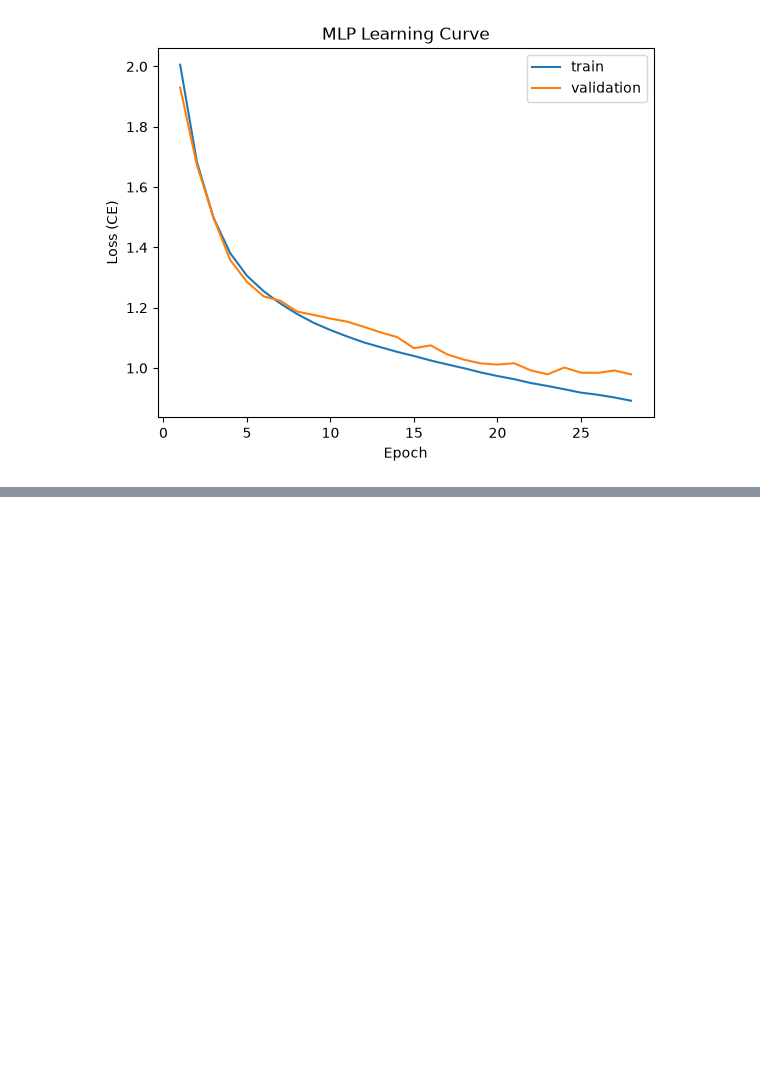
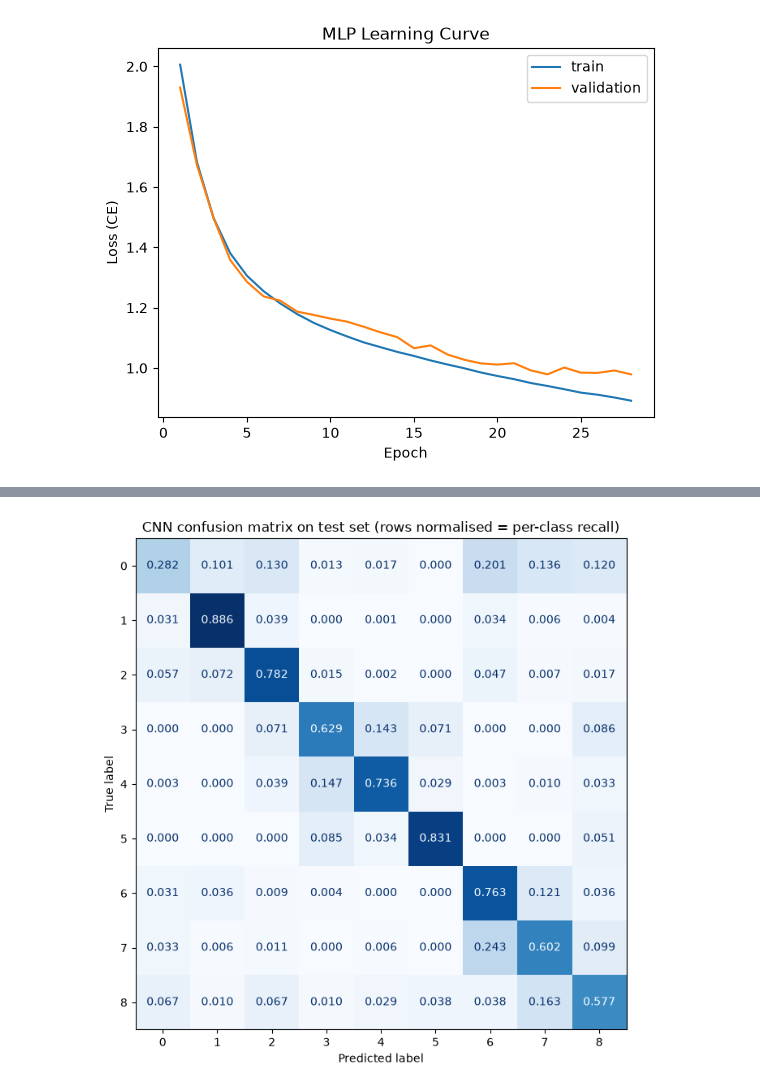
Before and after one commit to AyoubGutin/galaxy_classification, a Jupyter notebook: main.ipynb, the cells around one changed output, grey strips where cells are left out. Cells and saved outputs as stored; diff of their text form; code cells hidden in the pictures; blank space fills up the shorter version.

```diff
--- a/main.ipynb
+++ b/main.ipynb
@@ -289,7 +350,9 @@ The validation set is used to see how well the model does, with an unseen set of
 
 The validation set, after tuning, is inherently biased as choices were used to maximise it, so a testing set is witheld to only be used once to get an unbiased estimate of performance on unseen data.
 # %%
-idx = np.arange(len(y)) # move to config,should pass count.
+n_labels = len(y)
+idx = np.arange(n_labels)
+
 
 idx_rest, idx_test = sk.model_selection.train_test_split(
     idx, test_size=0.20, stratify=y, random_state=42)
@@ -298,9 +361,9 @@ idx_train, idx_val = sk.model_selection.train_test_split(
     idx_rest, test_size=0.125, stratify=y[idx_rest], random_state=42
 )
 
-print(f'Training Proportion: {(round(len(idx_train) / len(idx) * 100))}%')
-print(f'Test Proportion: {(round(len(idx_test) / len(idx) * 100))}%')
-print(f'Validation Proportion: {(round(len(idx_val) / len(idx) * 100))}%')
+print(f'Training Proportion: {(round(len(idx_train) / n_labels * 100))}%')
+print(f'Test Proportion: {(round(len(idx_test) / n_labels * 100))}%')
+print(f'Validation Proportion: {(round(len(idx_val) / n_labels * 100))}%')
 # %% [output]
 Training Proportion: 70%
 Test Proportion: 20%
@@ -678,0 +821,11 @@ https://ui.adsabs.harvard.edu/abs/2013MNRAS.435.2835W/abstract
+# %%
+test_results = {}
+rf_final = models['RF-crop-balanced']
+y_pred = rf_final.predict(X_crop_flattened[idx_test])
+record(test_results, evaluate(y[idx_test], y_pred, 'RF-crop-balanced', 42, 'test', CLASS_NAMES))
+
+for name, net in [('MLP-crop-sgd', nn), ('CNN-crop-sgd-aug', cnn)]:
+    y_pred = np.argmax(net.predict(X_crop[idx_test], verbose=0), axis =1)
+    record(test_results, evaluate(y[idx_test], y_pred, name, 42, 'test', CLASS_NAMES))
+
+clean_output(test_results)
@@ -678,0 +855,14 @@ https://ui.adsabs.harvard.edu/abs/2013MNRAS.435.2835W/abstract
+# %%
+cnn_res = test_results[('CNN-crop-sgd-aug', 42, 'test')]
+
+# each row is divided by its row total, and is a distribution of predicted classes for one true class. The diagonal is the recall.x1
+cm_norm = cnn_res['confusion_matrix'] / cnn_res['confusion_matrix'].sum(axis=1, keepdims=True)
+
+fig, ax = plt.subplots(figsize=(8, 7))
+sk.metrics.ConfusionMatrixDisplay(cm_norm, display_labels=range(n_classes)).plot(
+    ax=ax, cmap='Blues', values_format='.3f', colorbar=False)
+
+ax.set_title('CNN confusion matrix on test set (rows normalised = per-class recall)')
+plt.tight_layout(); plt.show()
+# %% [output]
+[figure, added]
```
Also changed, not shown: parts of 58 cells of this notebook.
